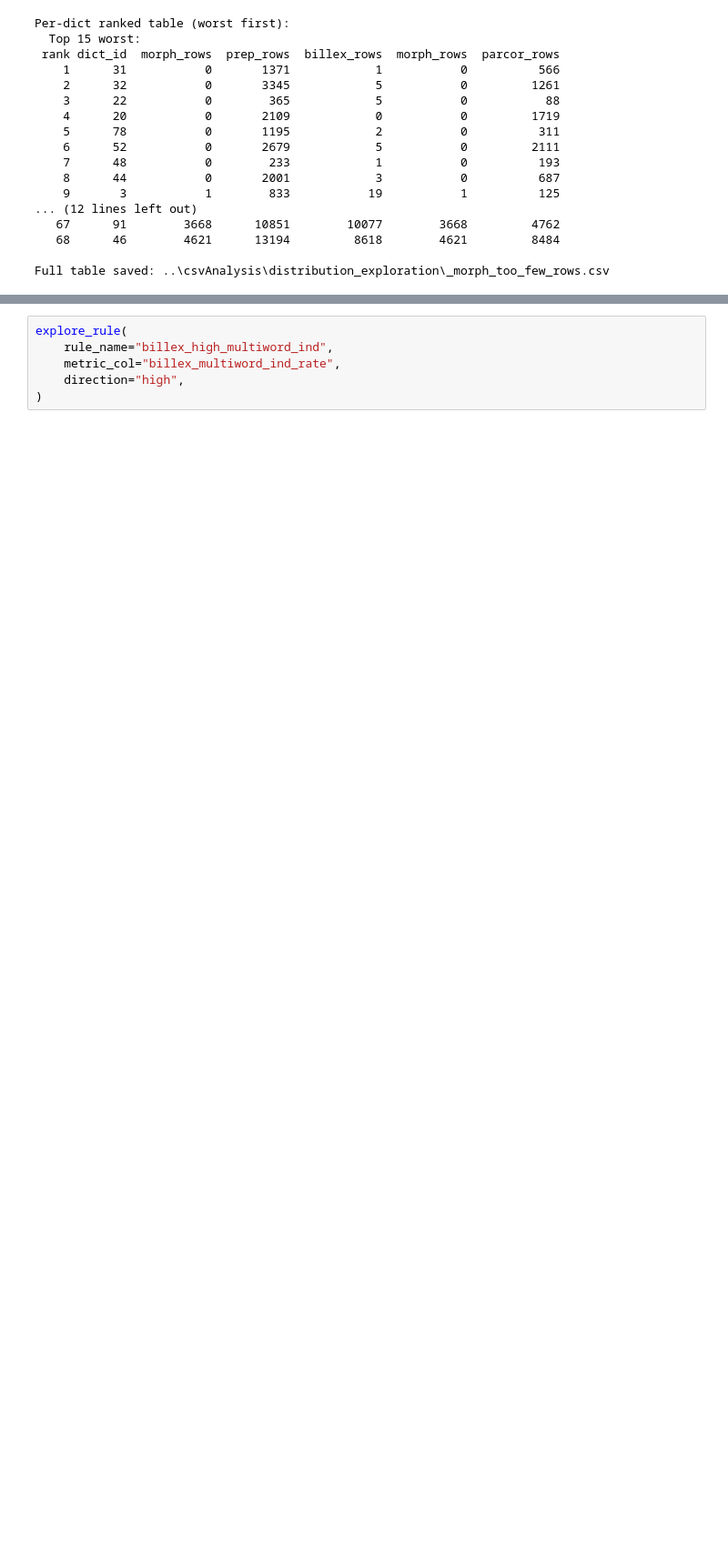
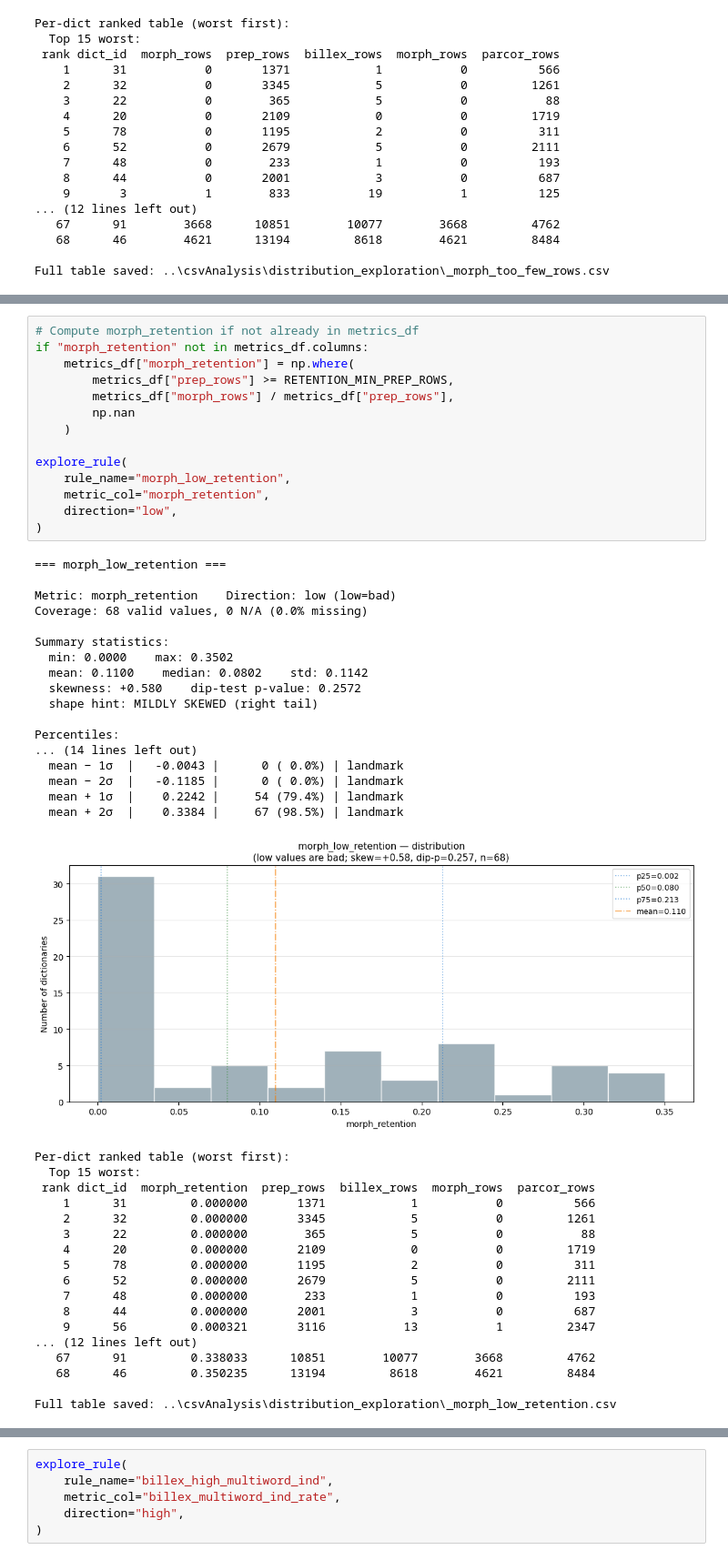
Before and after one commit to Pradiptaa/tugas-akhir-data-mining, a Jupyter notebook: TAEkstraksiKamus/postProcessing/Distribution Explorer.ipynb, the cells around one changed output, grey strips where cells are left out. Shown at 91% size. Saved outputs shown, nothing was run; the diff lists cells and outputs as text; blank space fills up the shorter version.

```diff
--- a/TAEkstraksiKamus/postProcessing/Distribution Explorer.ipynb
+++ b/TAEkstraksiKamus/postProcessing/Distribution Explorer.ipynb
@@ -514 +527,51 @@ Full table saved: ..\csvAnalysis\distribution_exploration\_morph_too_few_rows.cs
+# %%
+# Compute morph_retention if not already in metrics_df
+if "morph_retention" not in metrics_df.columns:
+    metrics_df["morph_retention"] = np.where(
+        metrics_df["prep_rows"] >= RETENTION_MIN_PREP_ROWS,
+        metrics_df["morph_rows"] / metrics_df["prep_rows"],
+        np.nan
+    )
+
+explore_rule(
+    rule_name="morph_low_retention",
+    metric_col="morph_retention",
+    direction="low",
+)
+# %% [output]
+=== morph_low_retention ===
+
+Metric: morph_retention    Direction: low (low=bad)
+Coverage: 68 valid values, 0 N/A (0.0% missing)
+
+Summary statistics:
+  min: 0.0000    max: 0.3502
+  mean: 0.1100    median: 0.0802    std: 0.1142
+  skewness: +0.580    dip-test p-value: 0.2572
+  shape hint: MILDLY SKEWED (right tail)
+
+Percentiles:
+... (14 lines left out)
+  mean − 1σ  |   -0.0043 |      0 ( 0.0%) | landmark
+  mean − 2σ  |   -0.1185 |      0 ( 0.0%) | landmark
+  mean + 1σ  |    0.2242 |     54 (79.4%) | landmark
+  mean + 2σ  |    0.3384 |     67 (98.5%) | landmark
+[figure, added]
+Per-dict ranked table (worst first):
+  Top 15 worst:
+ rank dict_id  morph_retention  prep_rows  billex_rows  morph_rows  parcor_rows
+    1      31         0.000000       1371            1           0          566
+    2      32         0.000000       3345            5           0         1261
+    3      22         0.000000        365            5           0           88
+    4      20         0.000000       2109            0           0         1719
+    5      78         0.000000       1195            2           0          311
+    6      52         0.000000       2679            5           0         2111
+    7      48         0.000000        233            1           0          193
+    8      44         0.000000       2001            3           0          687
+    9      56         0.000321       3116           13           1         2347
+... (12 lines left out)
+   67      91         0.338033      10851        10077        3668         4762
+   68      46         0.350235      13194         8618        4621         8484
+
+Full table saved: ..\csvAnalysis\distribution_exploration\_morph_low_retention.csv
 # %% [markdown]
```
Also changed, not shown: parts of 17 cells of this notebook, 4 other files.
